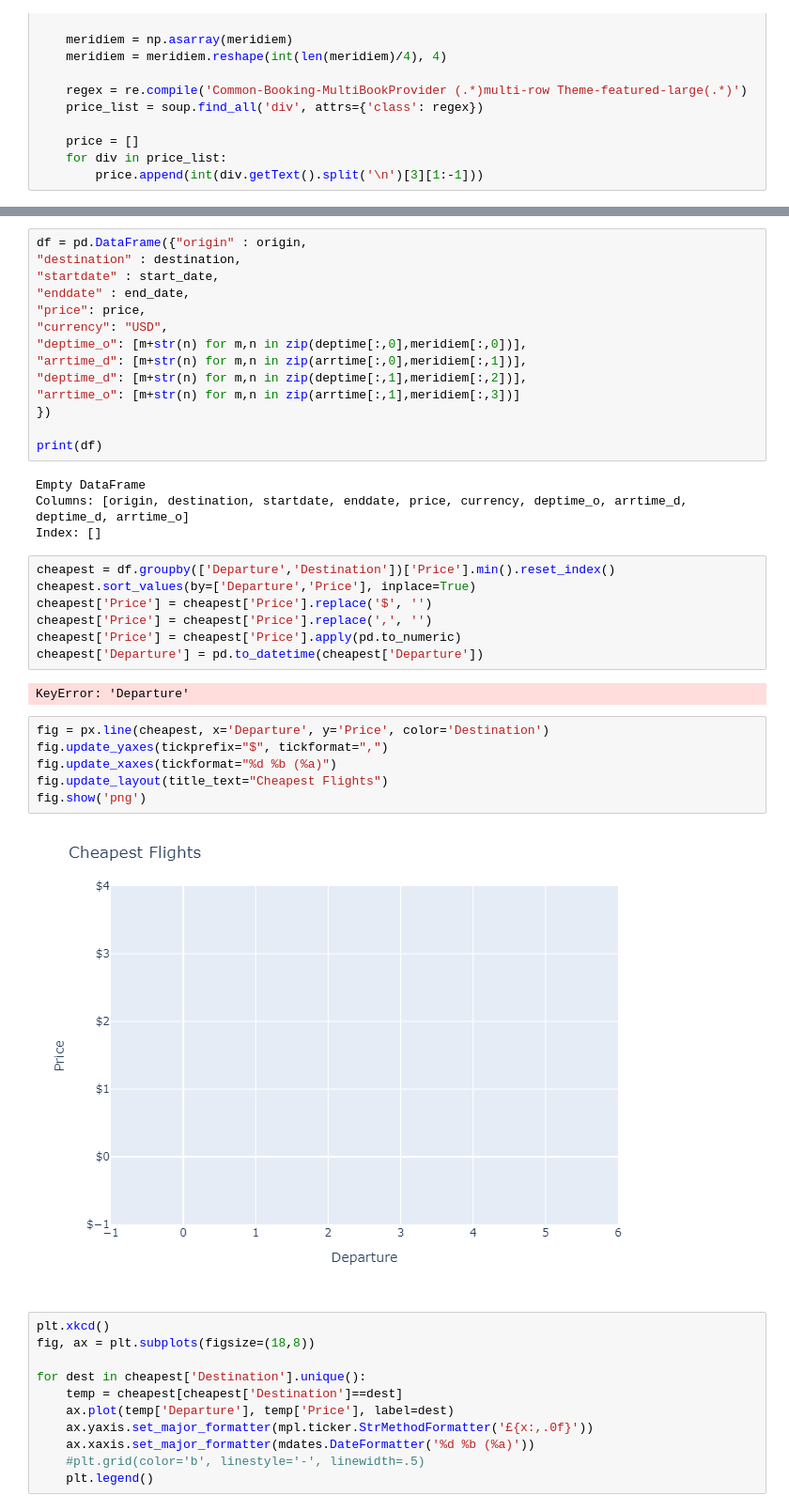
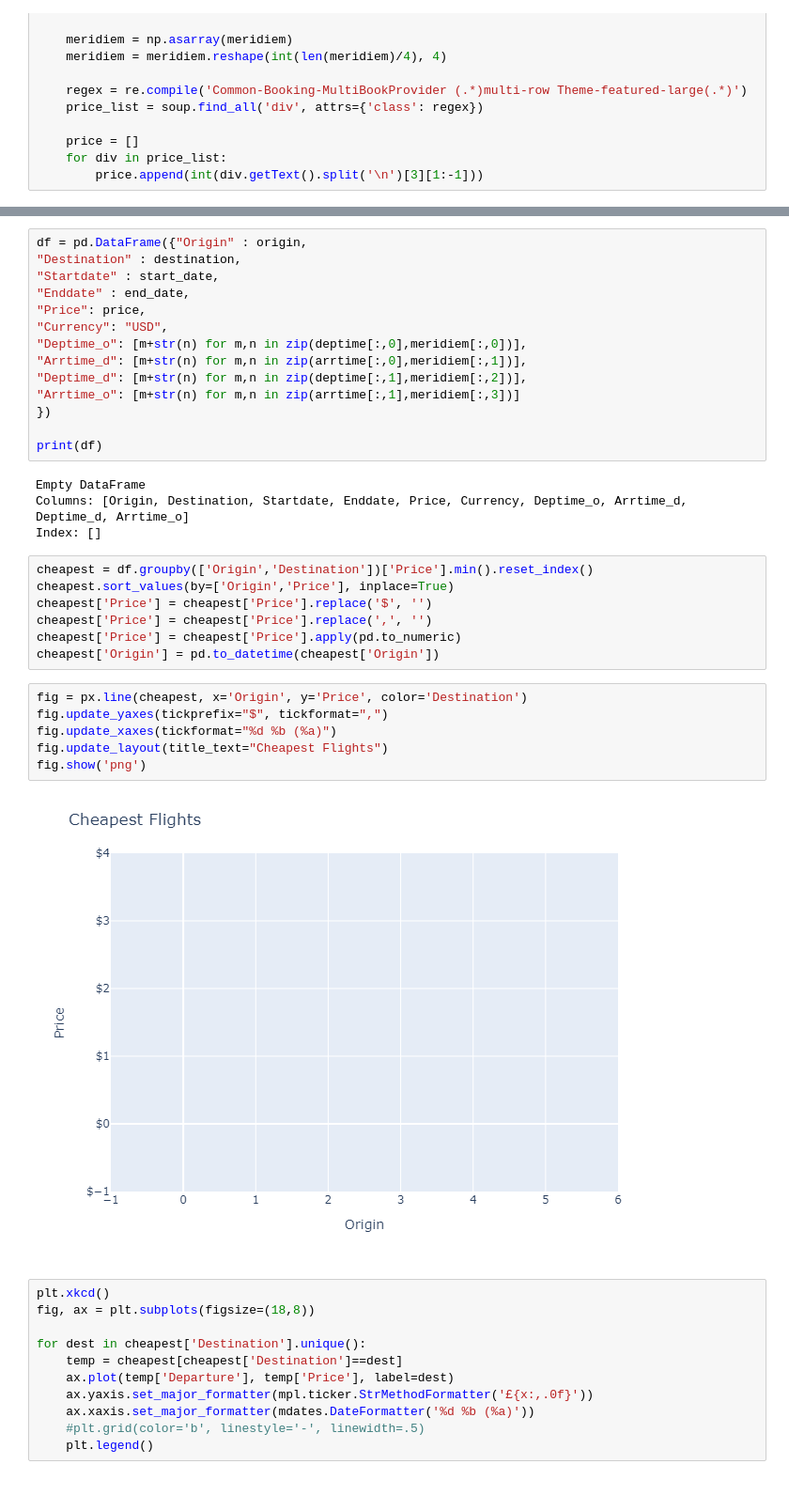
Before and after one commit to ksu-is/Whereto-, a Jupyter notebook: Wheretowip.ipynb, the cells around one changed output, grey strips where cells are left out. Shown: that part at 94% size. Cells and saved outputs as stored; diff of their text form.

Commit message:
Changed flight graph
changed the word Departure to Origin to match the data frame

```diff
--- a/Wheretowip.ipynb
+++ b/Wheretowip.ipynb
@@ -85,38 +81,36 @@ print(deptimes)
 # %%
-df = pd.DataFrame({"origin" : origin,
-"destination" : destination,
-"startdate" : start_date,
-"enddate" : end_date,
-"price": price,
-"currency": "USD",
-"deptime_o": [m+str(n) for m,n in zip(deptime[:,0],meridiem[:,0])],
-"arrtime_d": [m+str(n) for m,n in zip(arrtime[:,0],meridiem[:,1])],
-"deptime_d": [m+str(n) for m,n in zip(deptime[:,1],meridiem[:,2])],
-"arrtime_o": [m+str(n) for m,n in zip(arrtime[:,1],meridiem[:,3])]
+df = pd.DataFrame({"Origin" : origin,
+"Destination" : destination,
+"Startdate" : start_date,
+"Enddate" : end_date,
+"Price": price,
+"Currency": "USD",
+"Deptime_o": [m+str(n) for m,n in zip(deptime[:,0],meridiem[:,0])],
+"Arrtime_d": [m+str(n) for m,n in zip(arrtime[:,0],meridiem[:,1])],
+"Deptime_d": [m+str(n) for m,n in zip(deptime[:,1],meridiem[:,2])],
+"Arrtime_o": [m+str(n) for m,n in zip(arrtime[:,1],meridiem[:,3])]
 })
 
 print(df)
 # %% [output]
 Empty DataFrame
-Columns: [origin, destination, startdate, enddate, price, currency, deptime_o, arrtime_d, deptime_d, arrtime_o]
+Columns: [Origin, Destination, Startdate, Enddate, Price, Currency, Deptime_o, Arrtime_d, Deptime_d, Arrtime_o]
 Index: []
 # %%
-cheapest = df.groupby(['Departure','Destination'])['Price'].min().reset_index()
-cheapest.sort_values(by=['Departure','Price'], inplace=True)
+cheapest = df.groupby(['Origin','Destination'])['Price'].min().reset_index()
+cheapest.sort_values(by=['Origin','Price'], inplace=True)
 cheapest['Price'] = cheapest['Price'].replace('$', '')
 cheapest['Price'] = cheapest['Price'].replace(',', '')
 cheapest['Price'] = cheapest['Price'].apply(pd.to_numeric)
-cheapest['Departure'] = pd.to_datetime(cheapest['Departure'])
+cheapest['Origin'] = pd.to_datetime(cheapest['Origin'])
-# %% [output]
-KeyError: 'Departure'
 # %%
-fig = px.line(cheapest, x='Departure', y='Price', color='Destination')
+fig = px.line(cheapest, x='Origin', y='Price', color='Destination')
 fig.update_yaxes(tickprefix="$", tickformat=",")
 fig.update_xaxes(tickformat="%d %b (%a)")
 fig.update_layout(title_text="Cheapest Flights")
 fig.show('png')
 # %% [output]
-[figure, old version]
+[figure, new version]
 # %%
 plt.xkcd()
 fig, ax = plt.subplots(figsize=(18,8))
```
Also changed, not shown: parts of 1 cell of this notebook.
